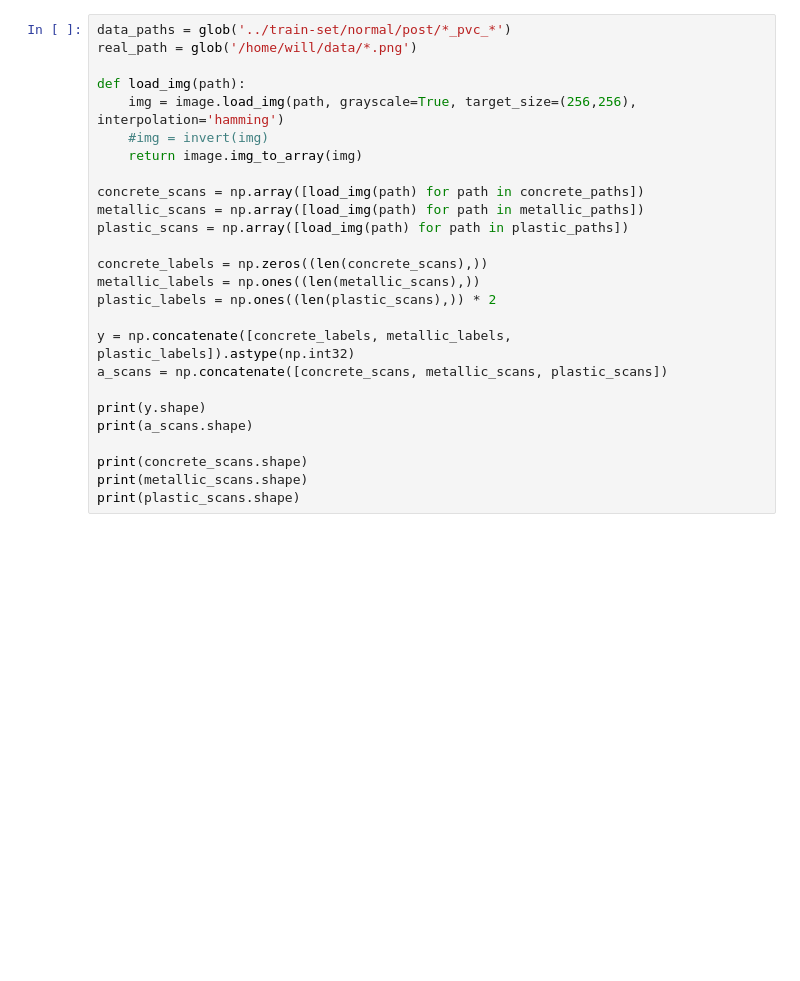
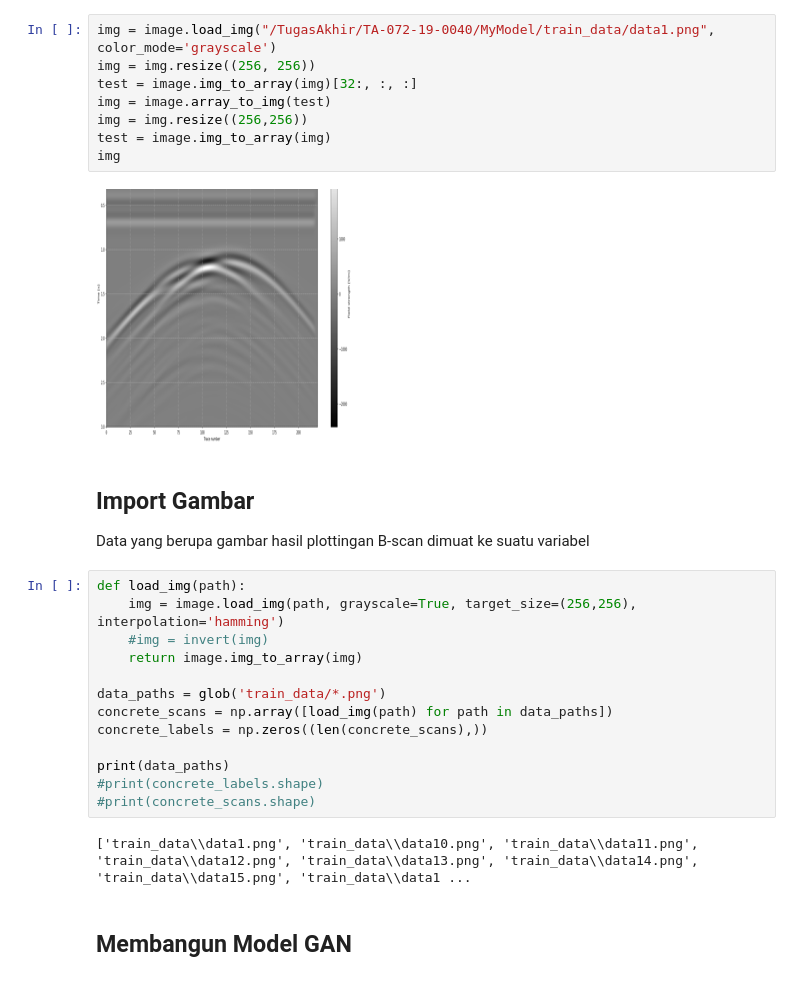
Before and after one commit to MehhTerserah/TA-072-19-0040, a Jupyter notebook: MyModel/MyGANModel.ipynb, the cells around one changed output. Saved outputs shown, nothing was run; the diff lists cells and outputs as text; blank space fills up the shorter version.

```diff
--- a/MyModel/MyGANModel.ipynb
+++ b/MyModel/MyGANModel.ipynb
@@ -32,26 +75,31 @@ set_session(sess) # set this TensorFlow session as the default session for Keras
+# %%
+img = image.load_img("/TugasAkhir/TA-072-19-0040/MyModel/train_data/data1.png", color_mode='grayscale')
+img = img.resize((256, 256))
+test = image.img_to_array(img)[32:, :, :]
+img = image.array_to_img(test)
+img = img.resize((256,256))
+test = image.img_to_array(img)
+img
+# %% [output]
+[figure, added]
+# %% [markdown]
+## Import Gambar
+
+Data yang berupa gambar hasil plottingan B-scan dimuat ke suatu variabel
 # %%
-data_paths = glob('../train-set/normal/post/*_pvc_*')
-real_path = glob('/home/will/data/*.png')
-
 def load_img(path):
     img = image.load_img(path, grayscale=True, target_size=(256,256), interpolation='hamming')
     #img = invert(img)
     return image.img_to_array(img)
 
-concrete_scans = np.array([load_img(path) for path in concrete_paths])
-metallic_scans = np.array([load_img(path) for path in metallic_paths])
-plastic_scans = np.array([load_img(path) for path in plastic_paths])
+data_paths = glob('train_data/*.png')
+concrete_scans = np.array([load_img(path) for path in data_paths])
+concrete_labels = np.zeros((len(concrete_scans),))
 
-concrete_labels = np.zeros((len(concrete_scans),))
-metallic_labels = np.ones((len(metallic_scans),))
-plastic_labels = np.ones((len(plastic_scans),)) * 2
-
-y = np.concatenate([concrete_labels, metallic_labels, plastic_labels]).astype(np.int32)
-a_scans = np.concatenate([concrete_scans, metallic_scans, plastic_scans])
-
-print(y.shape)
-print(a_scans.shape)
-
-print(concrete_scans.shape)
-print(metallic_scans.shape)
-print(plastic_scans.shape)
+print(data_paths)
+#print(concrete_labels.shape)
+#print(concrete_scans.shape)
+# %% [output]
+['train_data\\data1.png', 'train_data\\data10.png', 'train_data\\data11.png', 'train_data\\data12.png', 'train_data\\data13.png', 'train_data\\data14.png', 'train_data\\data15.png', 'train_data\\data1 ...
+# %% [markdown]
+## Membangun Model GAN
```
Also changed, not shown: parts of 9 cells of this notebook, 39 other files.
